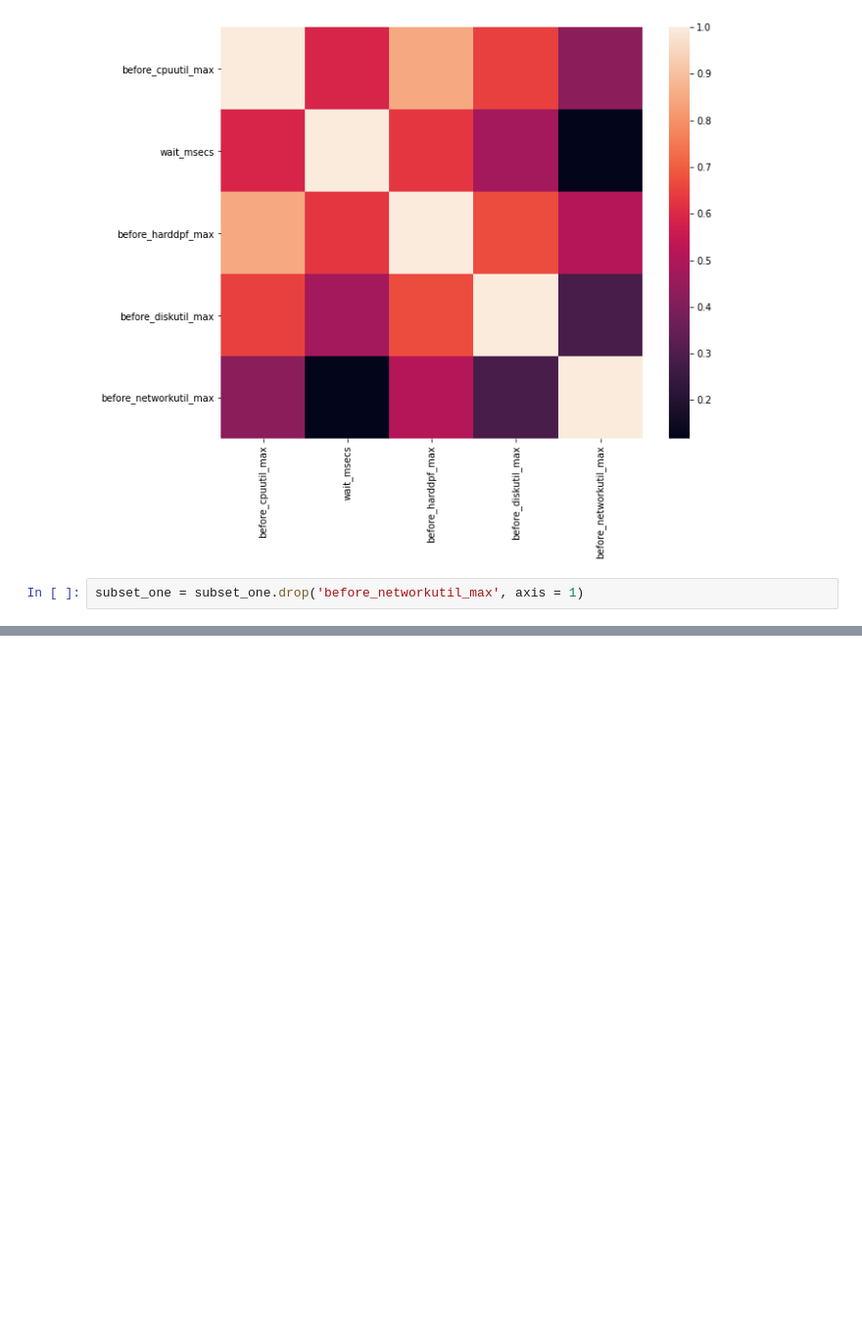
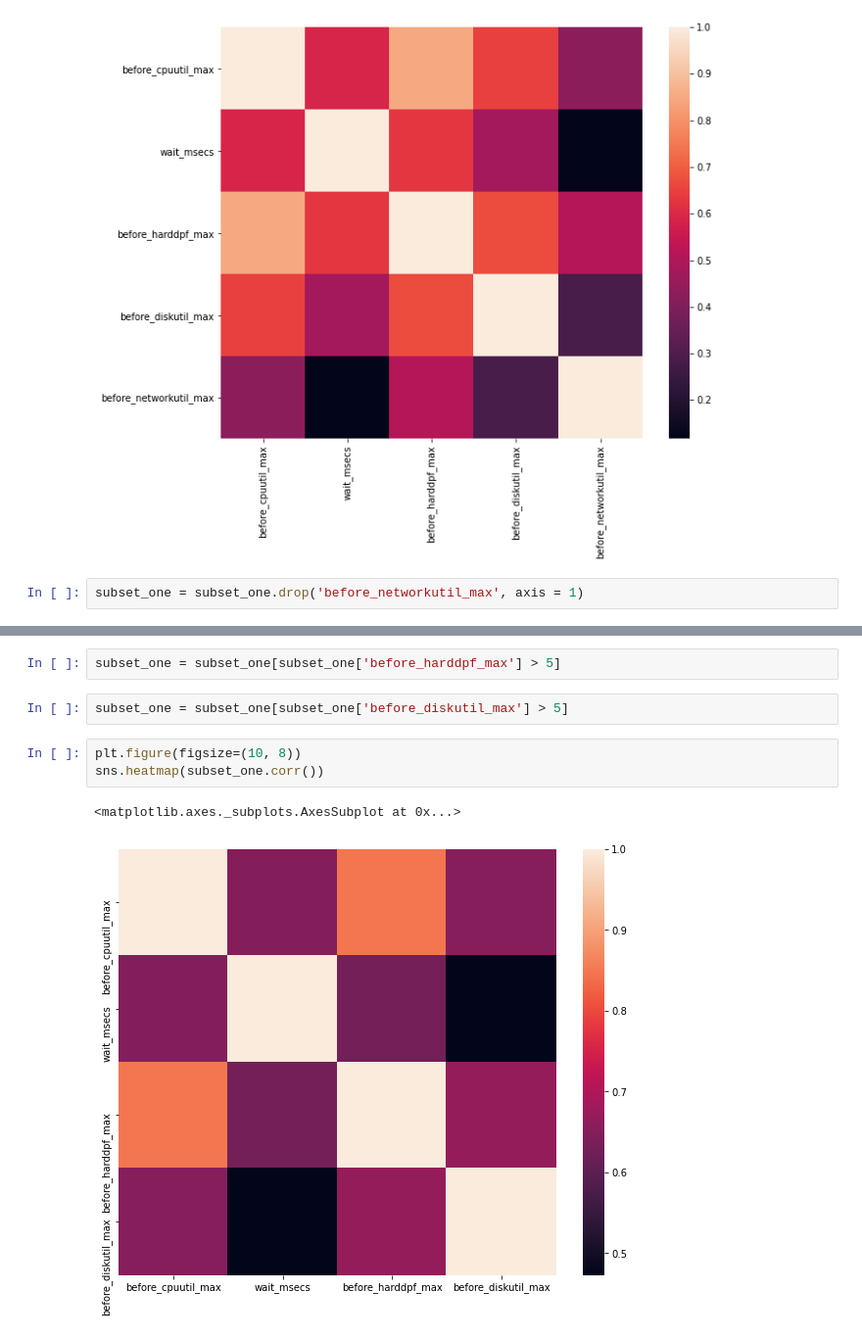
Before and after one commit to panyeung/DSC180B-Project, a Jupyter notebook: MEI.ipynb, the cells around one changed output, grey strips where cells are left out. Shown at 98% size. Cells and saved outputs as stored; diff of their text form; blank space fills up the shorter version.

```diff
--- a/MEI.ipynb
+++ b/MEI.ipynb
@@ -383,0 +396,10 @@ ValueError: supplied range of [-inf, 13.145784652011033] is not finite
+# %%
+subset_one = subset_one[subset_one['before_harddpf_max'] > 5]
+# %%
+subset_one = subset_one[subset_one['before_diskutil_max'] > 5]
+# %%
+plt.figure(figsize=(10, 8))
+sns.heatmap(subset_one.corr())
+# %% [output]
+<matplotlib.axes._subplots.AxesSubplot at 0x...>
+[figure, added]
```
Also changed, not shown: parts of 5 cells of this notebook.
